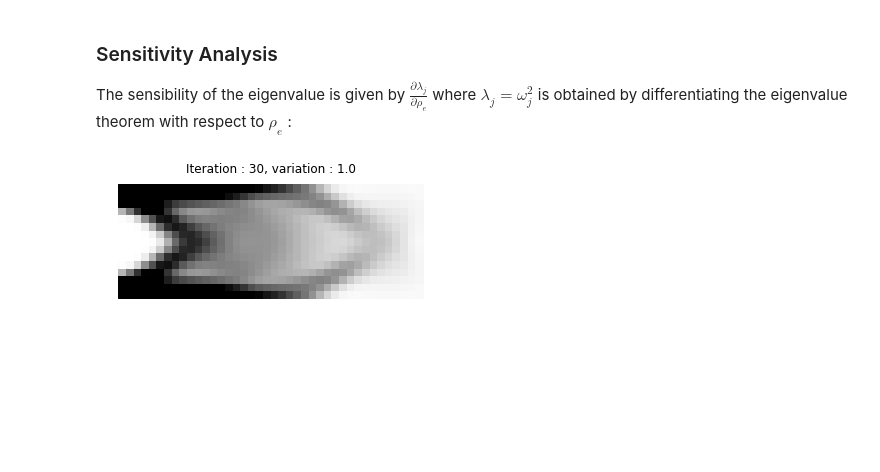
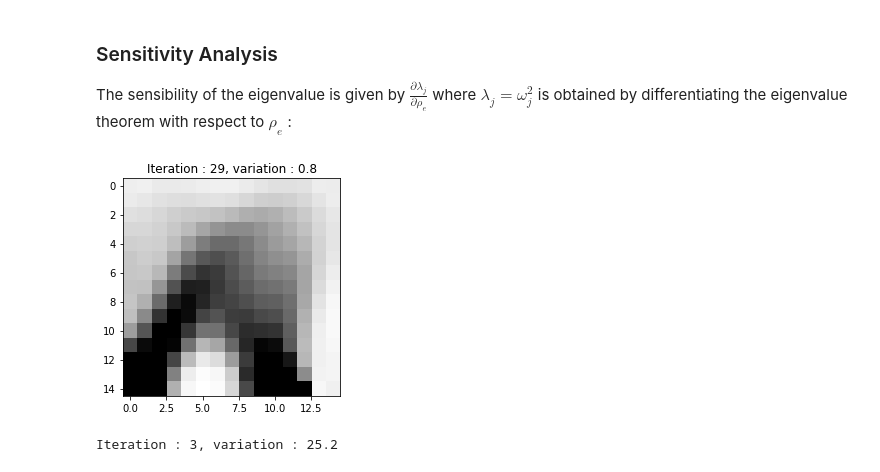
Before and after one commit to olivecha/FEMOL, a Jupyter notebook: DEV_Vibration_TOM.ipynb, the cells around one changed output. Saved outputs shown, nothing was run; the diff lists cells and outputs as text; code cells hidden in the pictures; blank space fills up the shorter version.

Commit message:
Added SIMP Compliance tests

```diff
--- a/DEV_Vibration_TOM.ipynb
+++ b/DEV_Vibration_TOM.ipynb
@@ -13,7 +13,7 @@ import matplotlib.pyplot as plt
 
 ## 1. Example problem definition
 # %%
-mesh = FEMOL.mesh.rectangle_Q4(75, 25, 75, 25)
+mesh = FEMOL.mesh.rectangle_Q4(20, 20, 15, 15)
 
 problem = FEMOL.FEM_Problem(mesh=mesh, physics='modal', model='plane')
 material1 = FEMOL.materials.isotropic_bending_benchmark()
@@ -74,6 +78,34 @@ Here, $\rho_{min}$ represents the admissible lower bound to the element density
 The sensibility of the eigenvalue is given by $\frac{\partial \lambda_j}{\partial \rho_e}$ where $\lambda_j = \omega_j^2$ is obtained by differentiating the eigenvalue theorem with respect to $\rho_e$ :
 # %%
 SIMP = FEMOL.SIMP_VIBE(problem, objective='max eig')
-mesh = SIMP.solve(reference_vector)
+mesh = SIMP.solve(v[24])
 # %% [output]
-[figure, old version]
+[figure, new version]
+# %%
+"""
+Test the SIMP Compliance minimization for an unordered mesh
+"""
+mesh = FEMOL.mesh.circle_Q4(1, 10)
+problem = FEMOL.FEM_Problem(mesh=mesh, physics='displacement', model='plane')
+composite_material = FEMOL.materials.general_carbon()
+plies = [0, 45, -45, -45, 45, 0]  # total plies
+layup = FEMOL.laminate.Layup(composite_material, plies=plies, symetric=False)
+
+# define the material and tensors the stiffness tensors are computed from the layup
+problem.define_materials(composite_material)
+problem.define_tensors(layup)
+
+# Fix all the degrees of freedom
+problem.add_fixed_domain(FEMOL.domains.outside_circle(0, 0, np.abs(mesh.points.max()) - 0.01))
+
+# Create a force domain at the center
+force_domain = FEMOL.domains.inside_box([[-0.09, 0.09]], [[-0.09, 0.09]])
+Fx = -1e3  # F = -10 kN
+F = [Fx, 0]  # F = [Fx, Fy]
+problem.add_forces(F, force_domain)
+
+SIMP = FEMOL.SIMP_COMP(problem)
+mesh = SIMP.solve(converge=0.03, max_iter=3, plot=False, save=False)
+X = np.array(list(mesh.cell_data['X'].values())).flatten()
+# %% [output]
+Iteration : 3, variation : 25.2
```
Also changed, not shown: parts of 9 cells of this notebook, 5 other files.
